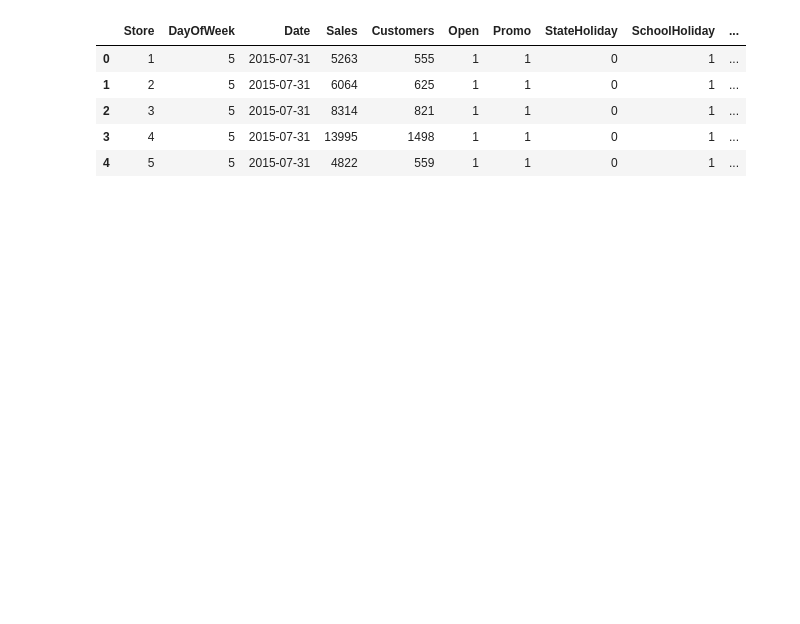
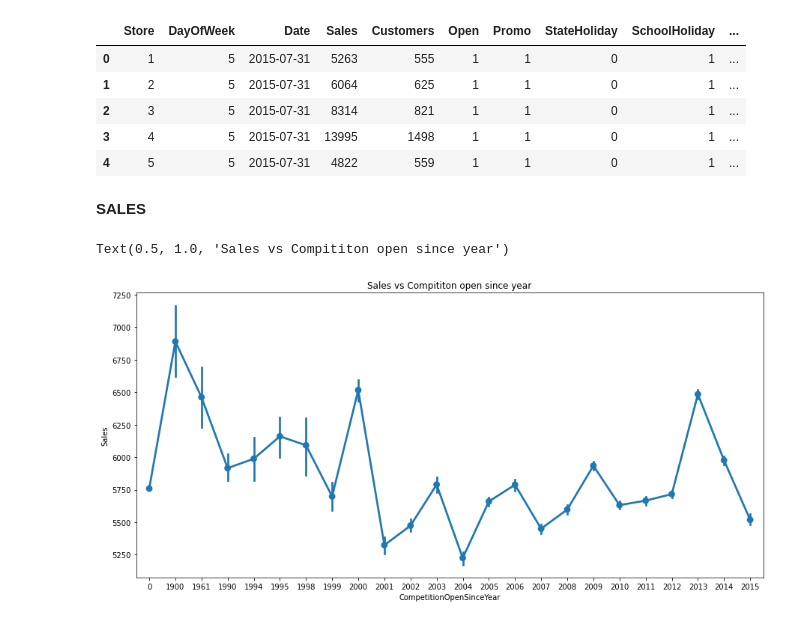
Before and after one commit to SaamarthMeston/Capstone-Project-2---Rossmann-s-sales-prediction, a Jupyter notebook: Rossmann_Sales_Prediction_Capstone_Project.ipynb, the cells around one changed output. Saved outputs shown, nothing was run; the diff lists cells and outputs as text; code cells hidden in the pictures; blank space fills up the shorter version.

```diff
--- a/Rossmann_Sales_Prediction_Capstone_Project.ipynb
+++ b/Rossmann_Sales_Prediction_Capstone_Project.ipynb
@@ -419,0 +397,8 @@ memory usage: 147.5+ MB
+# %%
+Combined_Df['CompetitionOpenSinceMonth']=Combined_Df['CompetitionOpenSinceMonth'].astype('int64')
+# %%
+Combined_Df['CompetitionDistance']=Combined_Df['CompetitionDistance'].astype('int64')
+# %%
+Combined_Df['Promo2SinceWeek']=Combined_Df['Promo2SinceWeek'].astype('int64')
+# %%
+Combined_Df['Promo2SinceYear']=Combined_Df['Promo2SinceYear'].astype('int64')
@@ -426,3 +469,12 @@ Combined_Df.head()
 | 2 | 3 | 5 | 2015-07-31 | 8314 | 821 | 1 | 1 | 0 | 1 | ... |
 | 3 | 4 | 5 | 2015-07-31 | 13995 | 1498 | 1 | 1 | 0 | 1 | ... |
 | 4 | 5 | 5 | 2015-07-31 | 4822 | 559 | 1 | 1 | 0 | 1 | ... |
+# %% [markdown]
+**SALES**
+# %%
+plt.figure(figsize=(15,7))
+sns.pointplot(data=Combined_Df ,y='Sales', x='CompetitionOpenSinceYear')
+plt.title('Sales vs Compititon open since year')
+# %% [output]
+Text(0.5, 1.0, 'Sales vs Compititon open since year')
+[figure, added]
```
Also changed, not shown: parts of 16 cells of this notebook.
